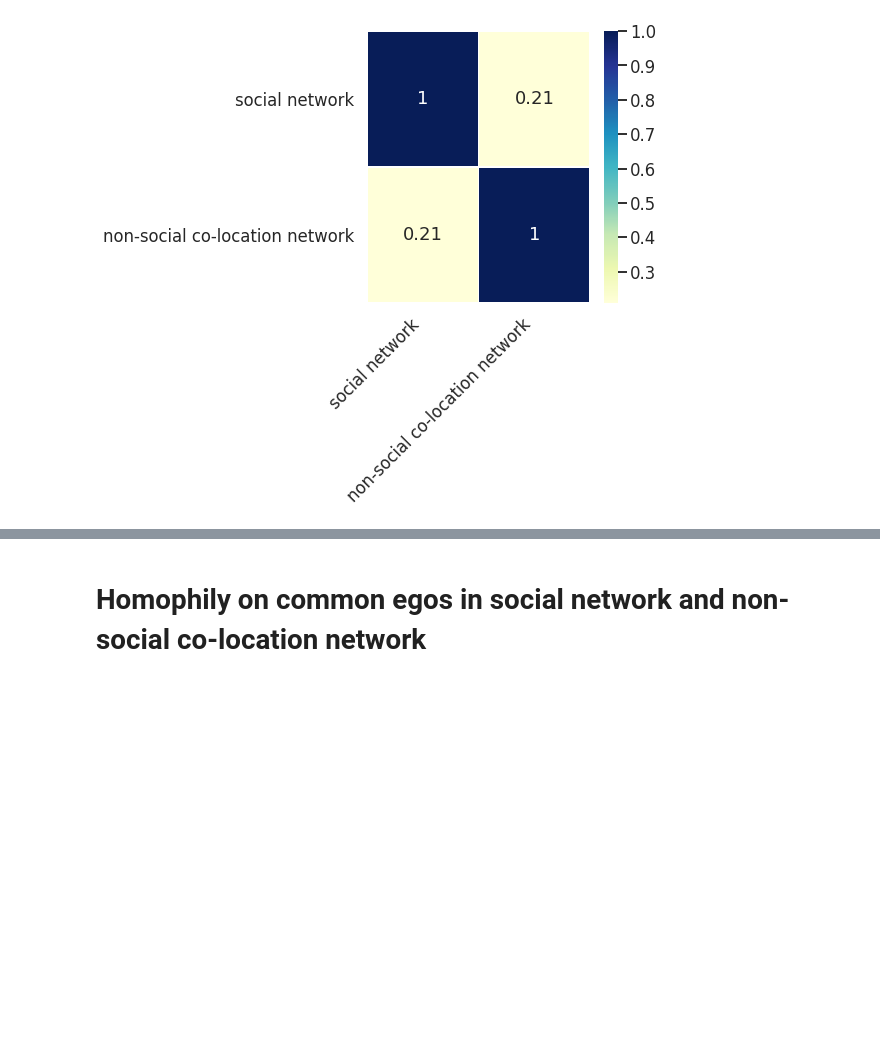
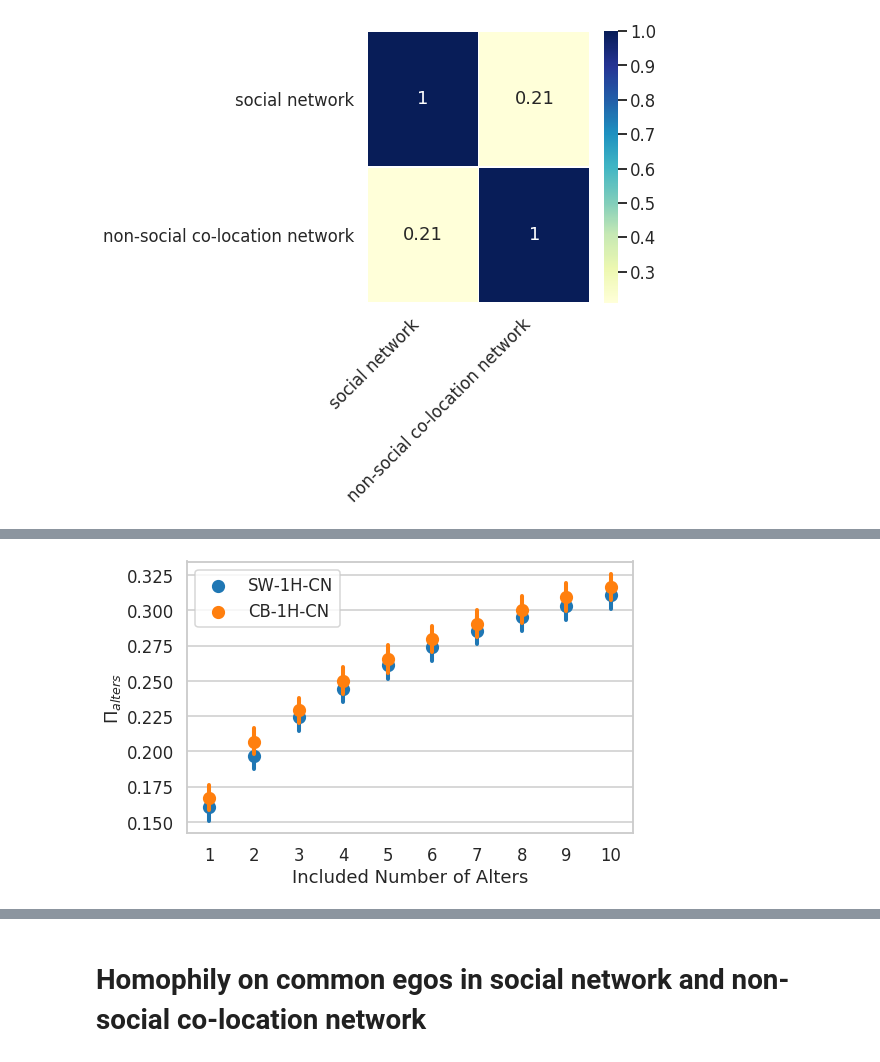
Before and after one commit to Magica-Chen/co-locationship, a Jupyter notebook: example/example_weeplaces.ipynb, the cells around one changed output, grey strips where cells are left out. Drawn from its saved outputs; the diff is of its cells as text; code cells hidden in the pictures; blank space fills up the shorter version.

```diff
--- a/example/example_weeplaces.ipynb
+++ b/example/example_weeplaces.ipynb
@@ -271,0 +295,4 @@ compare_v3.data.to_csv('../result/wp_common_top10_details.csv', index=False)
+# %%
+CCP_alters_errorbar_v5 = compare_v5.plot_errorbar(target='CCP alters', l=8,w=5)
+# %% [output]
+[figure, added]
```
Also changed, not shown: parts of 15 cells of this notebook.
